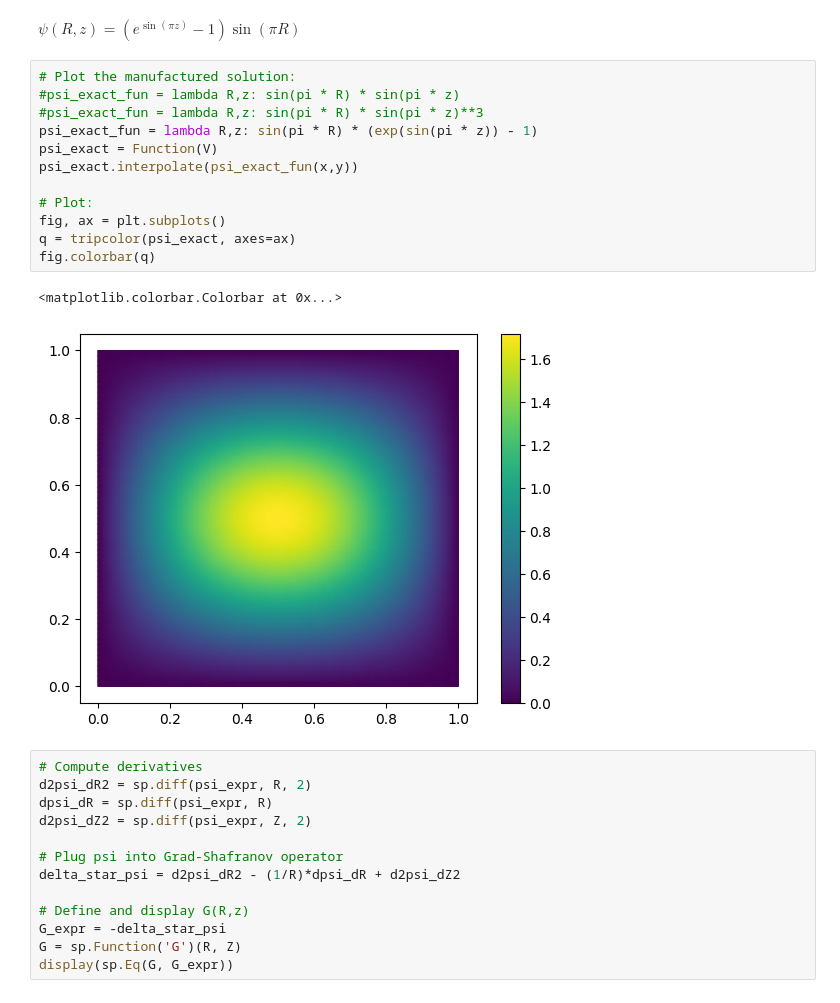
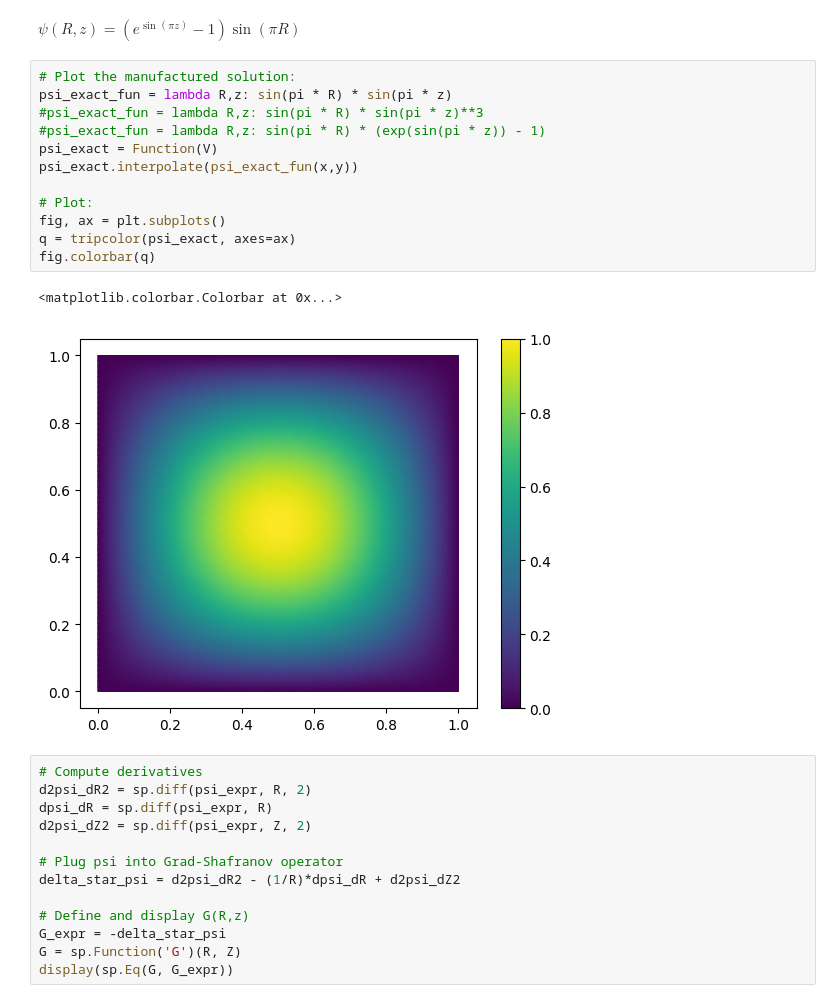
Before and after one commit to lucaciarimboli/tesi, a Jupyter notebook: Firedrake/GradShafranov.ipynb, the cells around one changed output. Saved outputs shown, nothing was run; the diff lists cells and outputs as text.

```diff
--- a/Firedrake/GradShafranov.ipynb
+++ b/Firedrake/GradShafranov.ipynb
@@ -465,19 +465,19 @@ Manufactured solution:
 $\displaystyle \psi{\left(R,z \right)} = \left(e^{\sin{\left(\pi z \right)}} - 1\right) \sin{\left(\pi R \right)}$
 # %%
 # Plot the manufactured solution:
-#psi_exact_fun = lambda R,z: sin(pi * R) * sin(pi * z)
+psi_exact_fun = lambda R,z: sin(pi * R) * sin(pi * z)
 #psi_exact_fun = lambda R,z: sin(pi * R) * sin(pi * z)**3
-psi_exact_fun = lambda R,z: sin(pi * R) * (exp(sin(pi * z)) - 1)
+#psi_exact_fun = lambda R,z: sin(pi * R) * (exp(sin(pi * z)) - 1)
 psi_exact = Function(V)
 psi_exact.interpolate(psi_exact_fun(x,y))
 
 # Plot:
 fig, ax = plt.subplots()
 q = tripcolor(psi_exact, axes=ax)
 fig.colorbar(q)
 # %% [output]
 <matplotlib.colorbar.Colorbar at 0x...>
-[figure, old version]
+[figure, new version]
 # %%
 # Compute derivatives
 d2psi_dR2 = sp.diff(psi_expr, R, 2)
```
Also changed, not shown: parts of 5 cells of this notebook, 4 other files.
